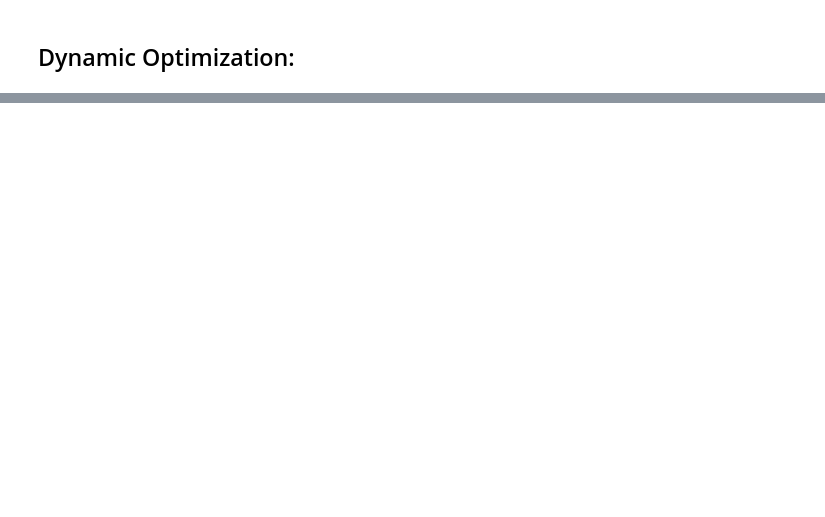
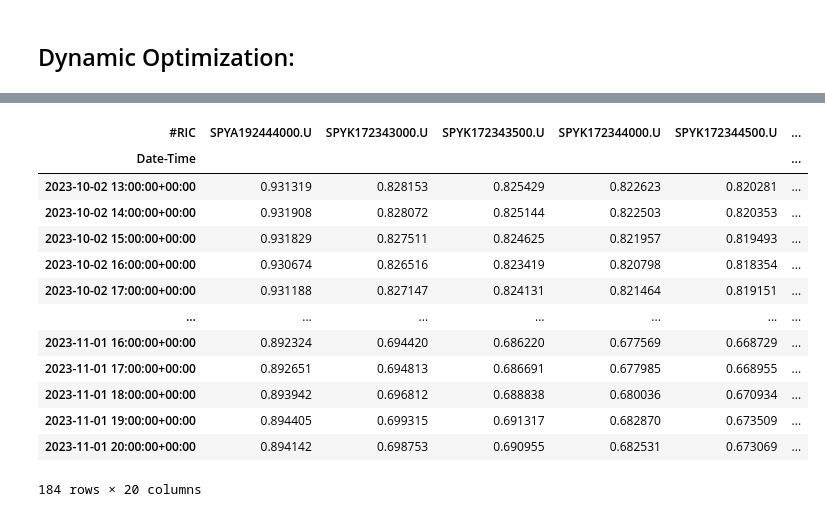
Before and after one commit to bs333/options-algo-trading, a Jupyter notebook: IV Trading Strategies.ipynb, the cells around one changed output, grey strips where cells are left out. Drawn from its saved outputs; the diff is of its cells as text; code cells hidden in the pictures; blank space fills up the shorter version.

```diff
--- a/IV Trading Strategies.ipynb
+++ b/IV Trading Strategies.ipynb
@@ -303,0 +420,18 @@ plt.show()
+# %%
+delta_ts = df.pivot(index='Date-Time', columns='#RIC', values='Delta')
+delta_ts
+# %% [output]
+| #RIC | SPYA192444000.U | SPYK172343000.U | SPYK172343500.U | SPYK172344000.U | SPYK172344500.U | ... |
+| Date-Time |  |  |  |  |  | ... |
+| 2023-10-02 13:00:00+00:00 | 0.931319 | 0.828153 | 0.825429 | 0.822623 | 0.820281 | ... |
+| 2023-10-02 14:00:00+00:00 | 0.931908 | 0.828072 | 0.825144 | 0.822503 | 0.820353 | ... |
+| 2023-10-02 15:00:00+00:00 | 0.931829 | 0.827511 | 0.824625 | 0.821957 | 0.819493 | ... |
+| 2023-10-02 16:00:00+00:00 | 0.930674 | 0.826516 | 0.823419 | 0.820798 | 0.818354 | ... |
+| 2023-10-02 17:00:00+00:00 | 0.931188 | 0.827147 | 0.824131 | 0.821464 | 0.819151 | ... |
+| ... | ... | ... | ... | ... | ... | ... |
+| 2023-11-01 16:00:00+00:00 | 0.892324 | 0.694420 | 0.686220 | 0.677569 | 0.668729 | ... |
+| 2023-11-01 17:00:00+00:00 | 0.892651 | 0.694813 | 0.686691 | 0.677985 | 0.668955 | ... |
+| 2023-11-01 18:00:00+00:00 | 0.893942 | 0.696812 | 0.688838 | 0.680036 | 0.670934 | ... |
+| 2023-11-01 19:00:00+00:00 | 0.894405 | 0.699315 | 0.691317 | 0.682870 | 0.673509 | ... |
+| 2023-11-01 20:00:00+00:00 | 0.894142 | 0.698753 | 0.690955 | 0.682531 | 0.673069 | ... |
+184 rows × 20 columns
```
Also changed, not shown: parts of 13 cells of this notebook.
